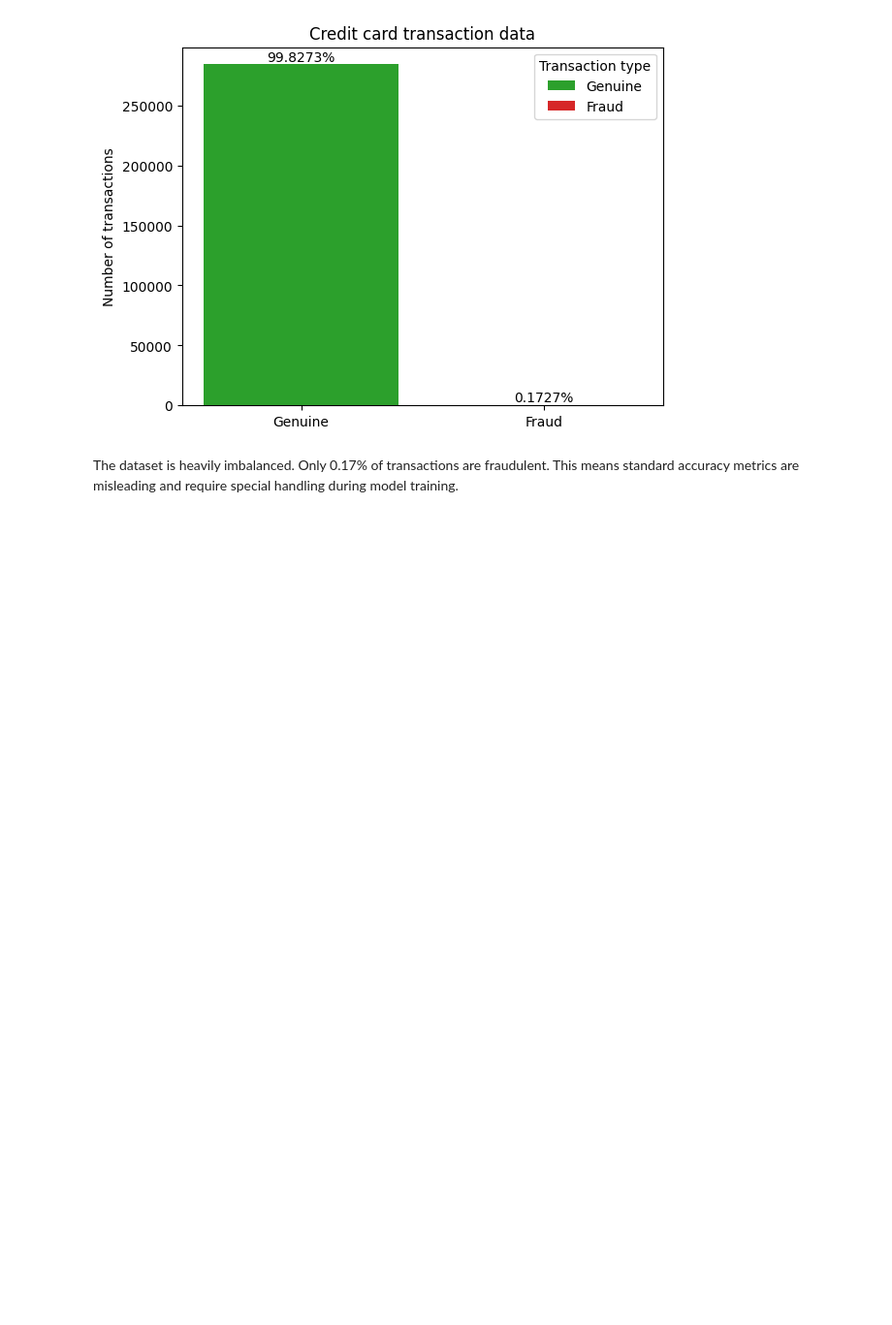
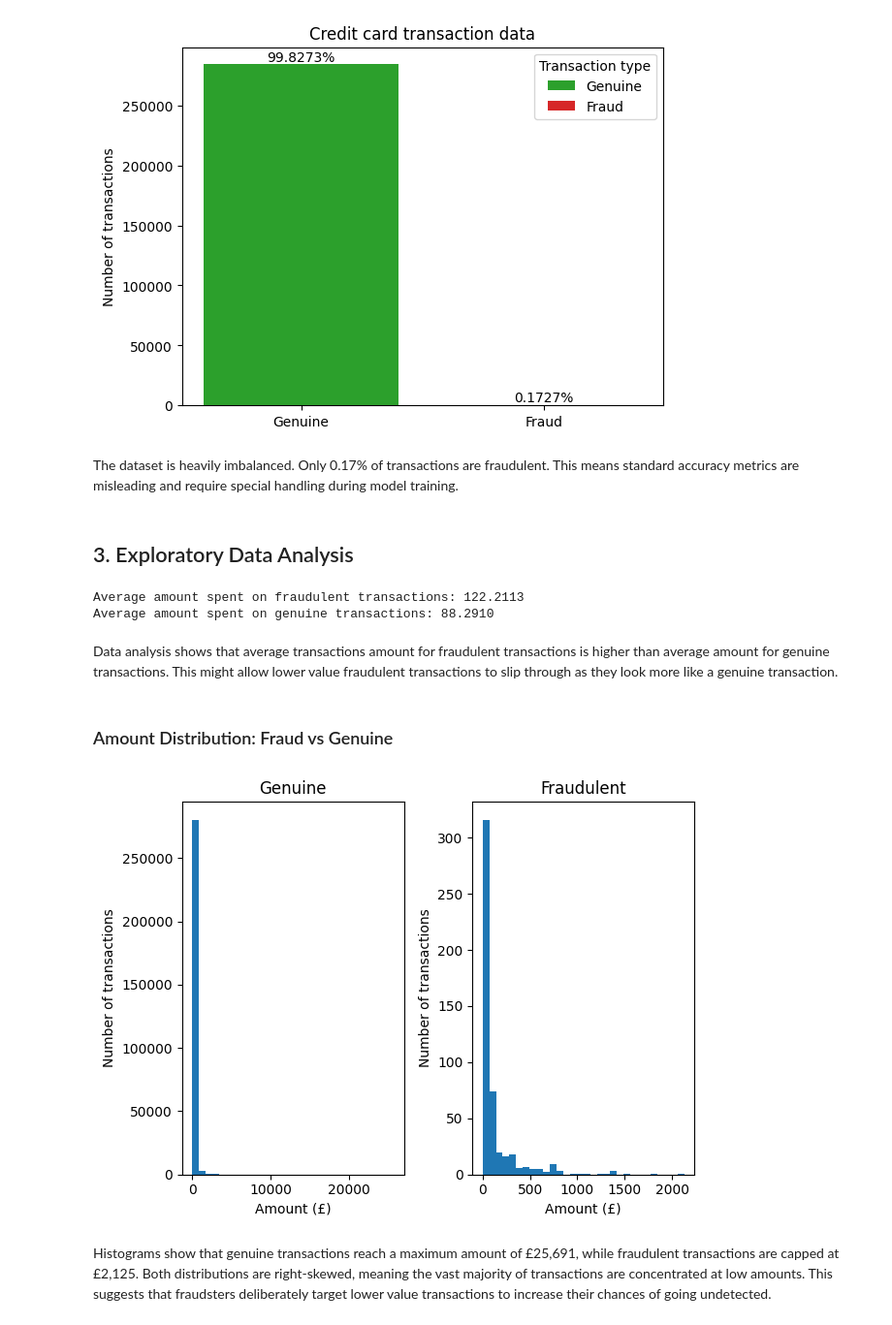
Before and after one commit to stefandobra/04_fraud_detection_ml, a Jupyter notebook: fraud_detection.ipynb, the cells around one changed output. Shown at 97% size. Drawn from its saved outputs; the diff is of its cells as text; code cells hidden in the pictures; blank space fills up the shorter version.

Commit message:
Add exploratory data analysis and amount distribution histograms

```diff
--- a/fraud_detection.ipynb
+++ b/fraud_detection.ipynb
@@ -75,3 +75,41 @@ plt.show()
 # %% [markdown]
 The dataset is heavily imbalanced. Only 0.17% of transactions are fraudulent.
 This means standard accuracy metrics are misleading and require special handling during model training.
+# %% [markdown]
+## 3. Exploratory Data Analysis
+# %%
+average_amount_fraudulent = df[df['Class'] == 1]['Amount'].mean()
+average_amount_gemnuine = df[df['Class'] == 0]['Amount'].mean()
+
+print(f"Average amount spent on fraudulent transactions: {average_amount_fraudulent:.4f}")
+print(f"Average amount spent on genuine transactions: {average_amount_genuine:.4f}")
+# %% [output]
+Average amount spent on fraudulent transactions: 122.2113
+Average amount spent on genuine transactions: 88.2910
+# %% [markdown]
+Data analysis shows that average transactions amount for fraudulent transactions is higher than average amount for genuine transactions. This might allow lower value fraudulent transactions to slip through as they look more like a genuine transaction.
+# %% [markdown]
+### Amount Distribution: Fraud vs Genuine
+# %%
+genuine_amounts = df[df['Class'] == 0]['Amount']
+fraudulent_amounts = df[df['Class'] == 1]['Amount']
+
+fig, axs = plt.subplots(1, 2)
+
+
+
+axs[0].hist(genuine_amounts, bins=30)
+axs[0].set_title('Genuine')
+axs[0].set_xlabel("Amount (£)")
+axs[0].set_ylabel("Number of transactions")
+axs[1].hist(fraudulent_amounts, bins=30)
+axs[1].set_title('Fraudulent')
+axs[1].set_xlabel("Amount (£)")
+axs[1].set_ylabel("Number of transactions")
+
+plt.tight_layout()
+plt.show()
+# %% [output]
+[figure, added]
+# %% [markdown]
+Histograms show that genuine transactions reach a maximum amount of £25,691, while fraudulent transactions are capped at £2,125. Both distributions are right-skewed, meaning the vast majority of transactions are concentrated at low amounts. This suggests that fraudsters deliberately target lower value transactions to increase their chances of going undetected.
```
